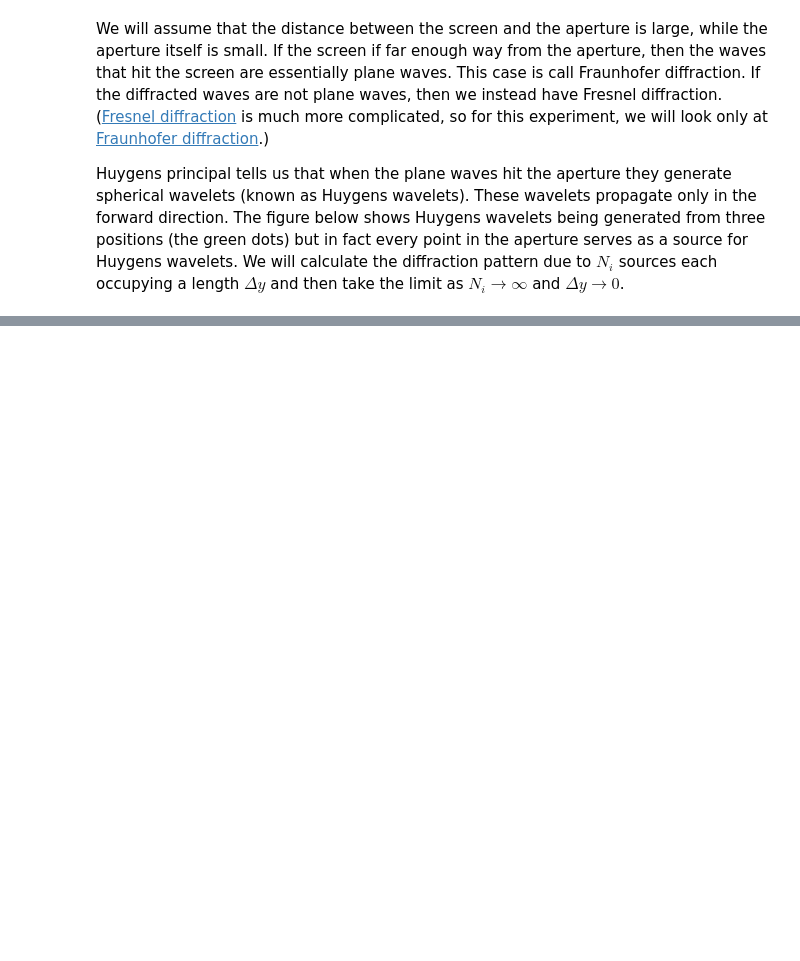
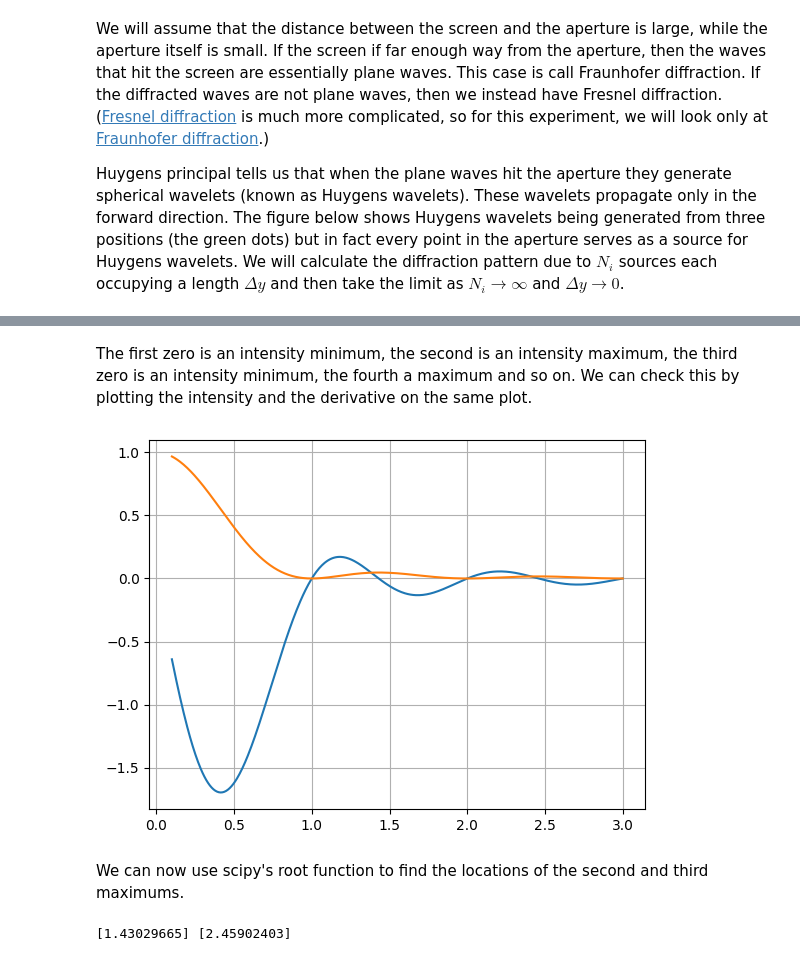
Before and after one commit to brinerk/LabsCapstone, a Jupyter notebook: Lab22/Lab 22.ipynb, the cells around one changed output, grey strips where cells are left out. Drawn from its saved outputs; the diff is of its cells as text; code cells hidden in the pictures; blank space fills up the shorter version.

```diff
--- a/Lab22/Lab 22.ipynb
+++ b/Lab22/Lab 22.ipynb
@@ -16,0 +194,20 @@ Huygens principal tells us that when the plane waves hit the aperture they gener
+# %% [markdown]
+The first zero is an intensity minimum, the second is an intensity maximum, the third zero is an intensity minimum, the fourth a maximum and so on. We can check this by plotting the intensity and the derivative on the same plot.
+# %%
+Z = np.linspace(0.1, 3, 500)
+
+plt.plot(Z, Reduced(Z))
+plt.plot(Z, Intensity(Z))
+plt.grid()
+plt.show()
+# %% [output]
+[figure, added]
+# %% [markdown]
+We can now use scipy's root function to find the locations of the second and third maximums.
+# %%
+from scipy.optimize import root
+
+print(root(Reduced, 1.5).x,
+root(Reduced, 2.5).x)
+# %% [output]
+[1.43029665] [2.45902403]
```
Also changed, not shown: parts of 56 cells of this notebook, 2 other files.
